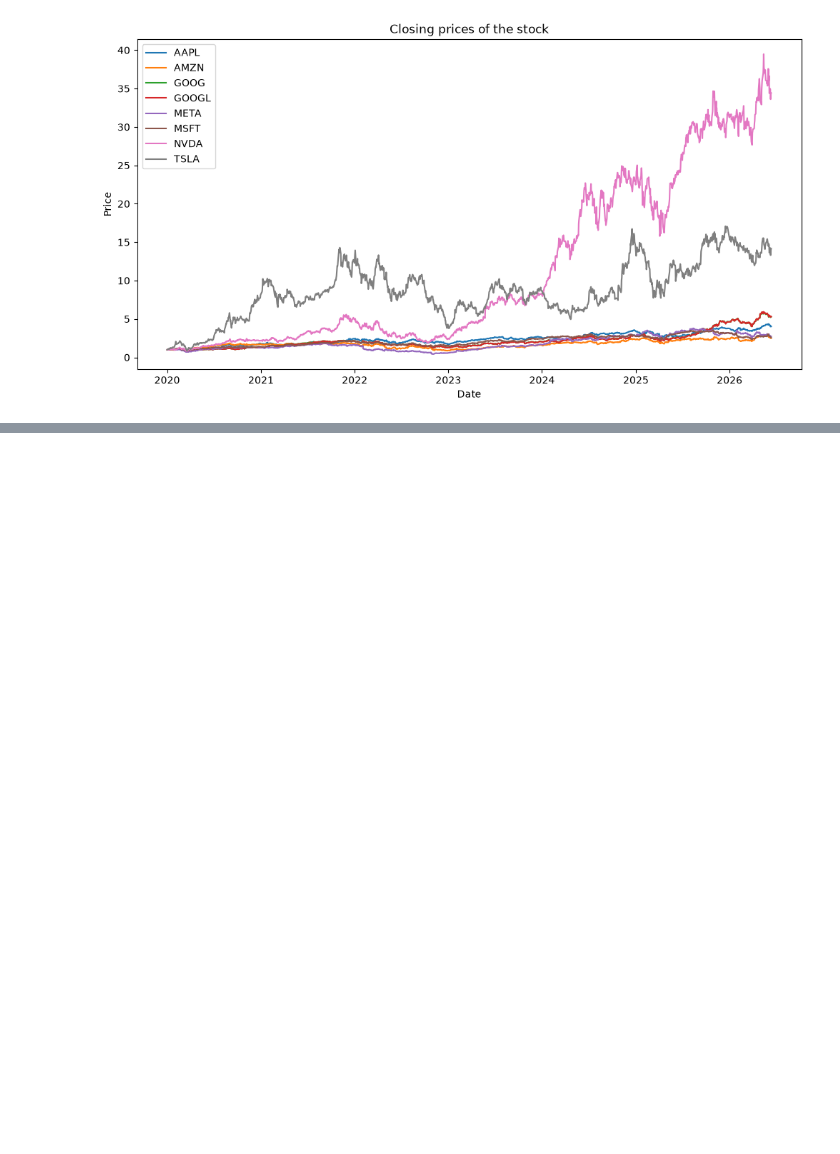
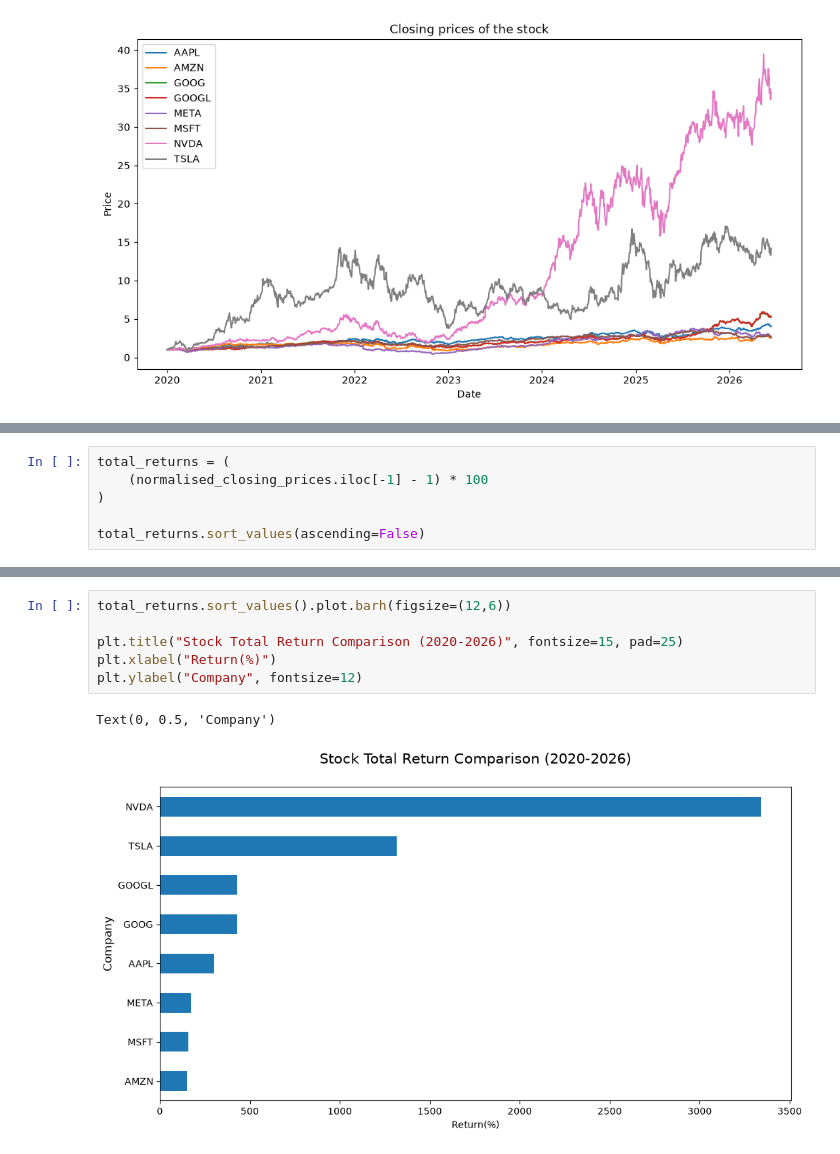
Before and after one commit to abrahamgonzalez-dev/tech-stocks-analysis, a Jupyter notebook: notebooks/analysis.ipynb, the cells around one changed output, grey strips where cells are left out. Cells and saved outputs as stored; diff of their text form; blank space fills up the shorter version.

```diff
--- a/notebooks/analysis.ipynb
+++ b/notebooks/analysis.ipynb
@@ -81,0 +124,6 @@ plt.show()
+# %%
+total_returns = (
+    (normalised_closing_prices.iloc[-1] - 1) * 100
+)
+
+total_returns.sort_values(ascending=False)
@@ -81,0 +141,9 @@ plt.show()
+# %%
+total_returns.sort_values().plot.barh(figsize=(12,6))
+
+plt.title("Stock Total Return Comparison (2020-2026)", fontsize=15, pad=25)
+plt.xlabel("Return(%)")
+plt.ylabel("Company", fontsize=12)
+# %% [output]
+Text(0, 0.5, 'Company')
+[figure, added]
```
Also changed, not shown: parts of 29 cells of this notebook, 1 other file.
